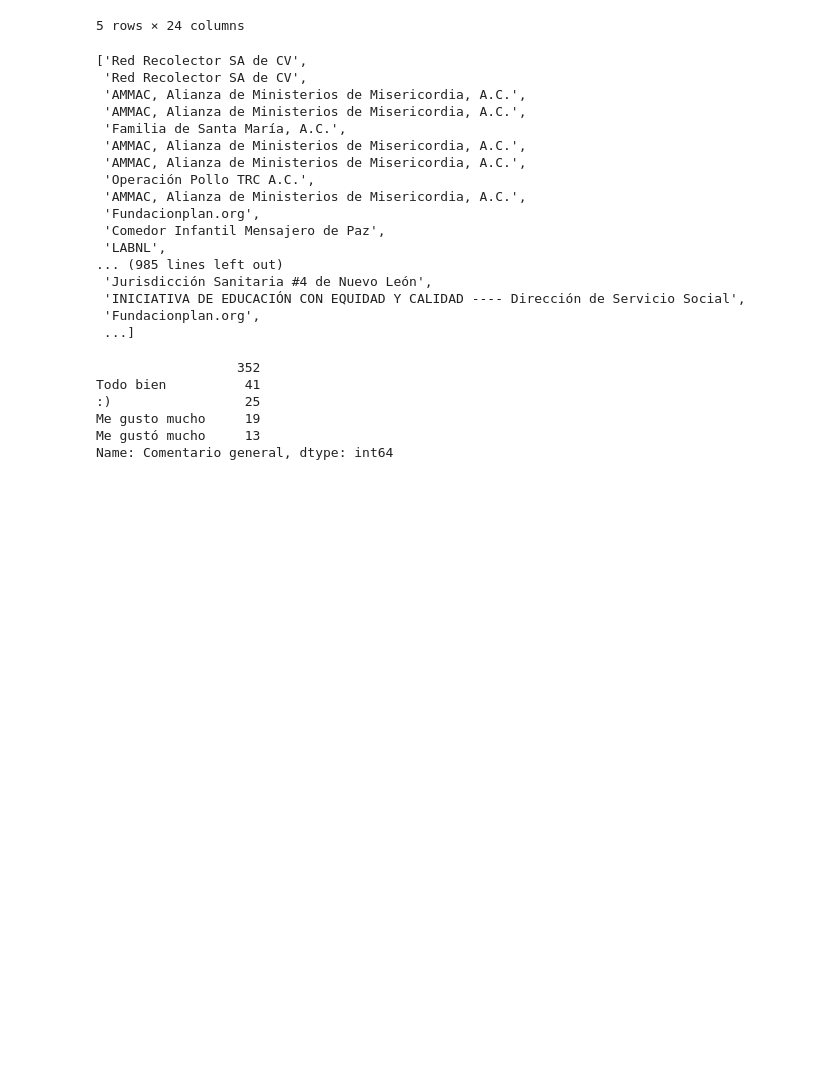
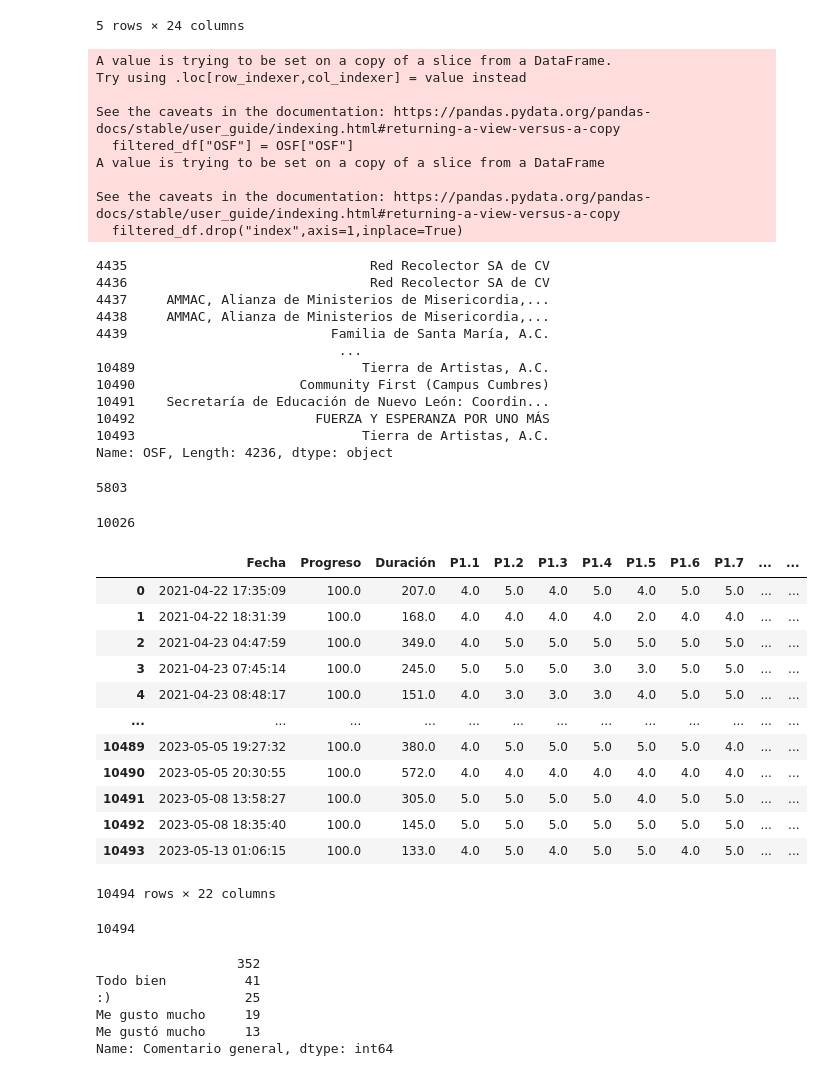
Before and after one commit to PameRuiz25/ActividadFormativaM2-Equipo2, a Jupyter notebook: proyecto1.ipynb, the cells around one changed output. Drawn from its saved outputs; the diff is of its cells as text; code cells hidden in the pictures; blank space fills up the shorter version.

```diff
--- a/proyecto1.ipynb
+++ b/proyecto1.ipynb
@@ -253,25 +253,66 @@ OSF=[]
 for i in range(len(bb)):
     OSF.append(bb[i][0])
     i+=1
-OSF
+filtered_df.reset_index(inplace=True)
+OSF = pd.DataFrame(data=OSF,columns=["OSF"])
+filtered_df["OSF"] = OSF["OSF"]
+filtered_df.index = filtered_df["index"]
+filtered_df.drop("index",axis=1,inplace=True)
+filtered_df.index.name=None
+filtered_df["OSF"]
 # %% [output]
-['Red Recolector SA de CV',
- 'Red Recolector SA de CV',
- 'AMMAC, Alianza de Ministerios de Misericordia, A.C.',
- 'AMMAC, Alianza de Ministerios de Misericordia, A.C.',
- 'Familia de Santa María, A.C.',
- 'AMMAC, Alianza de Ministerios de Misericordia, A.C.',
- 'AMMAC, Alianza de Ministerios de Misericordia, A.C.',
- 'Operación Pollo TRC A.C.',
- 'AMMAC, Alianza de Ministerios de Misericordia, A.C.',
- 'Fundacionplan.org',
- 'Comedor Infantil Mensajero de Paz',
- 'LABNL',
-... (985 lines left out)
- 'Jurisdicción Sanitaria #4 de Nuevo León',
- 'INICIATIVA DE EDUCACIÓN CON EQUIDAD Y CALIDAD ---- Dirección de Servicio Social',
- 'Fundacionplan.org',
- ...]
+A value is trying to be set on a copy of a slice from a DataFrame.
+Try using .loc[row_indexer,col_indexer] = value instead
+
+See the caveats in the documentation: https://pandas.pydata.org/pandas-docs/stable/user_guide/indexing.html#returning-a-view-versus-a-copy
+  filtered_df["OSF"] = OSF["OSF"]
+A value is trying to be set on a copy of a slice from a DataFrame
+
+See the caveats in the documentation: https://pandas.pydata.org/pandas-docs/stable/user_guide/indexing.html#returning-a-view-versus-a-copy
+  filtered_df.drop("index",axis=1,inplace=True)
+4435                               Red Recolector SA de CV
+4436                               Red Recolector SA de CV
+4437     AMMAC, Alianza de Ministerios de Misericordia,...
+4438     AMMAC, Alianza de Ministerios de Misericordia,...
+4439                          Familia de Santa María, A.C.
+                               ...
+10489                             Tierra de Artistas, A.C.
+10490                     Community First (Campus Cumbres)
+10491    Secretaría de Educación de Nuevo León: Coordin...
+10492                       FUERZA Y ESPERANZA POR UNO MÁS
+10493                             Tierra de Artistas, A.C.
+Name: OSF, Length: 4236, dtype: object
+# %%
+df["OSF"].notnull().sum()
+# %% [output]
+5803
+# %%
+df.update(filtered_df)
+df.drop(["NomOSF_Experiencia","Nom_Experiencia"],axis=1,inplace=True)
+df["OSF"].notnull().sum()
+# %% [output]
+10026
+# %%
+df["OSF"].fillna("Otros",inplace=True)
+df
+# %% [output]
+|  | Fecha | Progreso | Duración | P1.1 | P1.2 | P1.3 | P1.4 | P1.5 | P1.6 | P1.7 | ... | ... |
+| 0 | 2021-04-22 17:35:09 | 100.0 | 207.0 | 4.0 | 5.0 | 4.0 | 5.0 | 4.0 | 5.0 | 5.0 | ... | ... |
+| 1 | 2021-04-22 18:31:39 | 100.0 | 168.0 | 4.0 | 4.0 | 4.0 | 4.0 | 2.0 | 4.0 | 4.0 | ... | ... |
+| 2 | 2021-04-23 04:47:59 | 100.0 | 349.0 | 4.0 | 5.0 | 5.0 | 5.0 | 5.0 | 5.0 | 5.0 | ... | ... |
+| 3 | 2021-04-23 07:45:14 | 100.0 | 245.0 | 5.0 | 5.0 | 5.0 | 3.0 | 3.0 | 5.0 | 5.0 | ... | ... |
+| 4 | 2021-04-23 08:48:17 | 100.0 | 151.0 | 4.0 | 3.0 | 3.0 | 3.0 | 4.0 | 5.0 | 5.0 | ... | ... |
+| ... | ... | ... | ... | ... | ... | ... | ... | ... | ... | ... | ... | ... |
+| 10489 | 2023-05-05 19:27:32 | 100.0 | 380.0 | 4.0 | 5.0 | 5.0 | 5.0 | 5.0 | 5.0 | 4.0 | ... | ... |
+| 10490 | 2023-05-05 20:30:55 | 100.0 | 572.0 | 4.0 | 4.0 | 4.0 | 4.0 | 4.0 | 4.0 | 4.0 | ... | ... |
+| 10491 | 2023-05-08 13:58:27 | 100.0 | 305.0 | 5.0 | 5.0 | 5.0 | 5.0 | 4.0 | 5.0 | 5.0 | ... | ... |
+| 10492 | 2023-05-08 18:35:40 | 100.0 | 145.0 | 5.0 | 5.0 | 5.0 | 5.0 | 5.0 | 5.0 | 5.0 | ... | ... |
+| 10493 | 2023-05-13 01:06:15 | 100.0 | 133.0 | 4.0 | 5.0 | 4.0 | 5.0 | 5.0 | 4.0 | 5.0 | ... | ... |
+10494 rows × 22 columns
+# %%
+df["OSF"].notnull().sum()
+# %% [output]
+10494
 # %%
 #Valores atipicos
 #Preguntas
```
Also changed, not shown: parts of 5 cells of this notebook.
